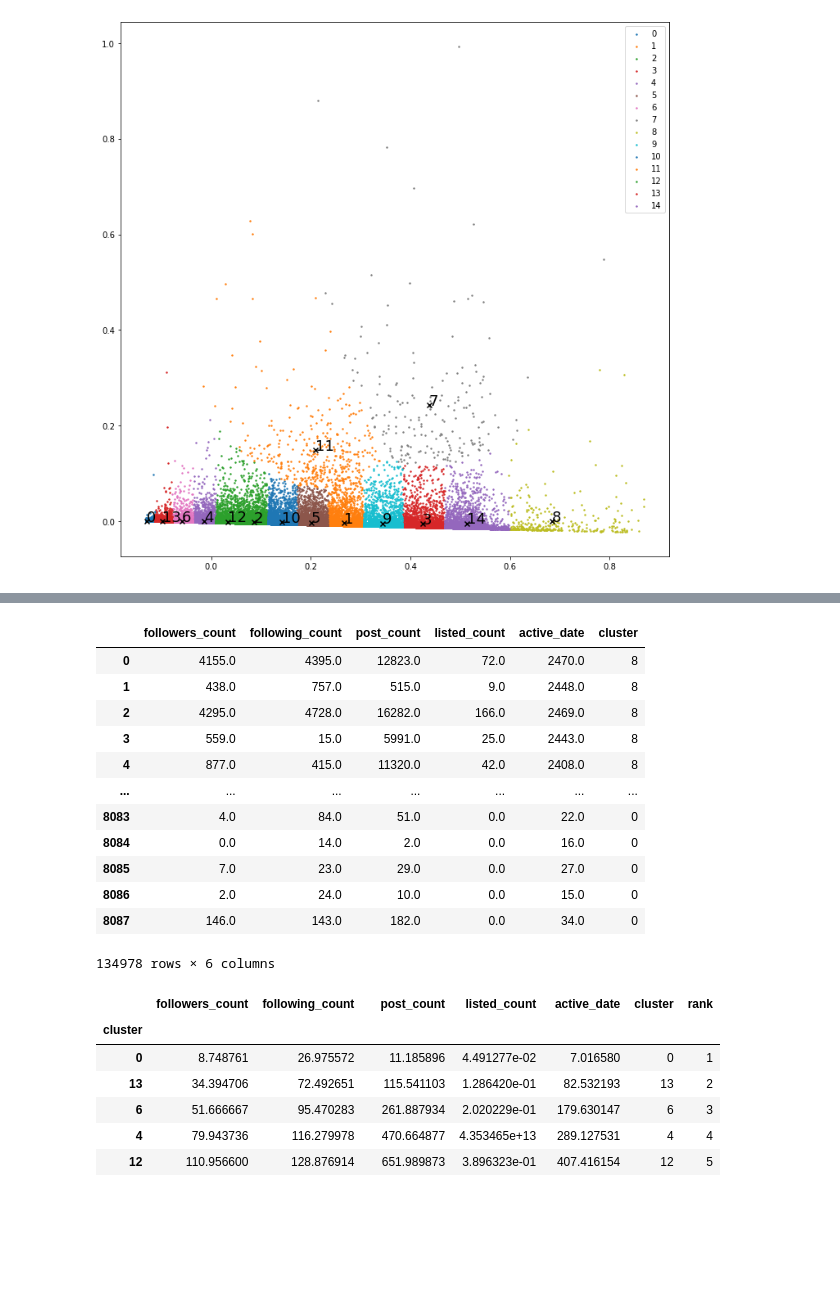
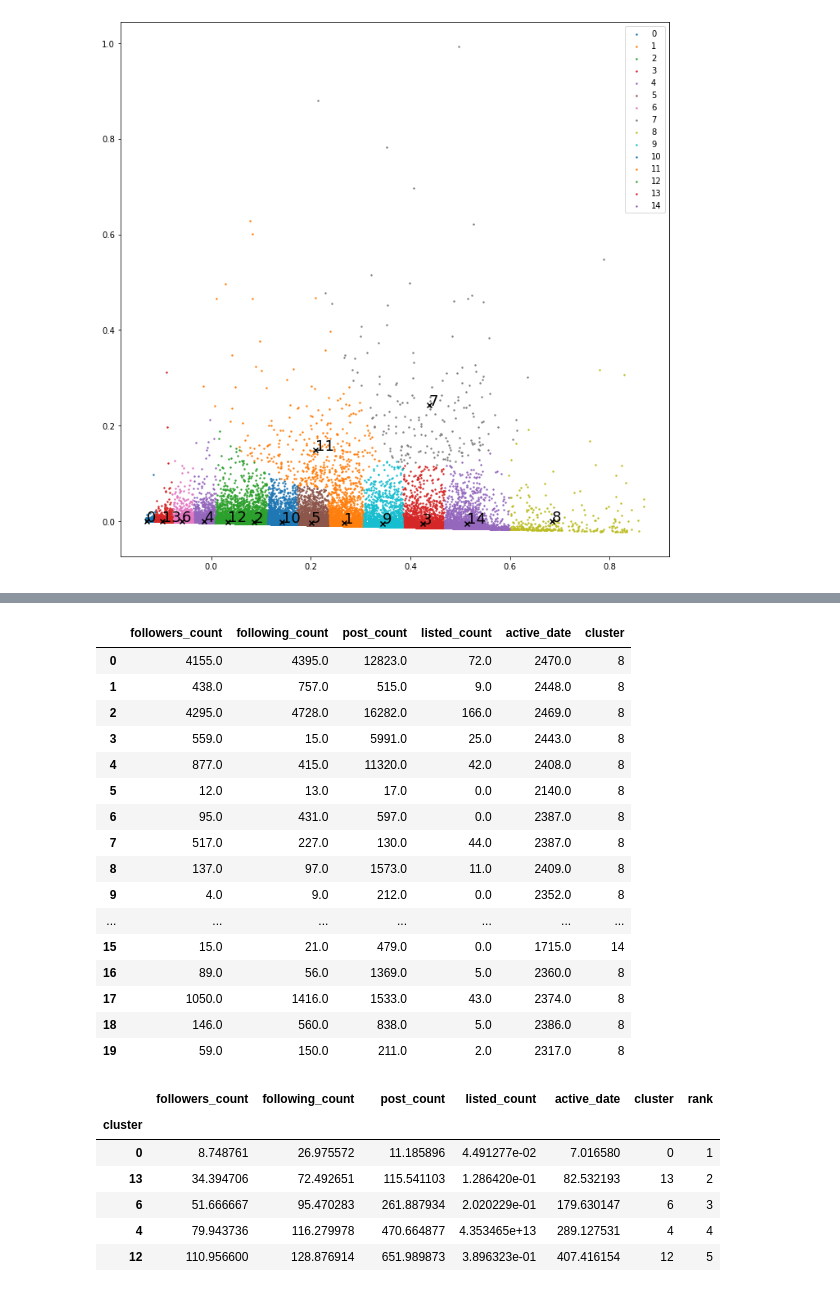
Before and after one commit to Fuyuzora/732-project, a Jupyter notebook: kmeans/kmeans.ipynb, the cells around one changed output, grey strips where cells are left out. Saved outputs shown, nothing was run; the diff lists cells and outputs as text; code cells hidden in the pictures; blank space fills up the shorter version.

```diff
--- a/kmeans/kmeans.ipynb
+++ b/kmeans/kmeans.ipynb
@@ -169,21 +169,25 @@ Cluster counts
 7       189
 Name: cluster, dtype: int64
 # %%
-frame
+frame.head(20)
 # %% [output]
 |  | followers_count | following_count | post_count | listed_count | active_date | cluster |
 | 0 | 4155.0 | 4395.0 | 12823.0 | 72.0 | 2470.0 | 8 |
 | 1 | 438.0 | 757.0 | 515.0 | 9.0 | 2448.0 | 8 |
 | 2 | 4295.0 | 4728.0 | 16282.0 | 166.0 | 2469.0 | 8 |
 | 3 | 559.0 | 15.0 | 5991.0 | 25.0 | 2443.0 | 8 |
 | 4 | 877.0 | 415.0 | 11320.0 | 42.0 | 2408.0 | 8 |
+| 5 | 12.0 | 13.0 | 17.0 | 0.0 | 2140.0 | 8 |
+| 6 | 95.0 | 431.0 | 597.0 | 0.0 | 2387.0 | 8 |
+| 7 | 517.0 | 227.0 | 130.0 | 44.0 | 2387.0 | 8 |
+| 8 | 137.0 | 97.0 | 1573.0 | 11.0 | 2409.0 | 8 |
+| 9 | 4.0 | 9.0 | 212.0 | 0.0 | 2352.0 | 8 |
 | ... | ... | ... | ... | ... | ... | ... |
-| 8083 | 4.0 | 84.0 | 51.0 | 0.0 | 22.0 | 0 |
-| 8084 | 0.0 | 14.0 | 2.0 | 0.0 | 16.0 | 0 |
-| 8085 | 7.0 | 23.0 | 29.0 | 0.0 | 27.0 | 0 |
-| 8086 | 2.0 | 24.0 | 10.0 | 0.0 | 15.0 | 0 |
-| 8087 | 146.0 | 143.0 | 182.0 | 0.0 | 34.0 | 0 |
+| 15 | 15.0 | 21.0 | 479.0 | 0.0 | 1715.0 | 14 |
+| 16 | 89.0 | 56.0 | 1369.0 | 5.0 | 2360.0 | 8 |
+| 17 | 1050.0 | 1416.0 | 1533.0 | 43.0 | 2374.0 | 8 |
+| 18 | 146.0 | 560.0 | 838.0 | 5.0 | 2386.0 | 8 |
+| 19 | 59.0 | 150.0 | 211.0 | 2.0 | 2317.0 | 8 |
-134978 rows × 6 columns
 # %%
 center = frame.groupby(['cluster']).mean()
 center['cluster'] = uniq
```
Also changed, not shown: 1 other file.
